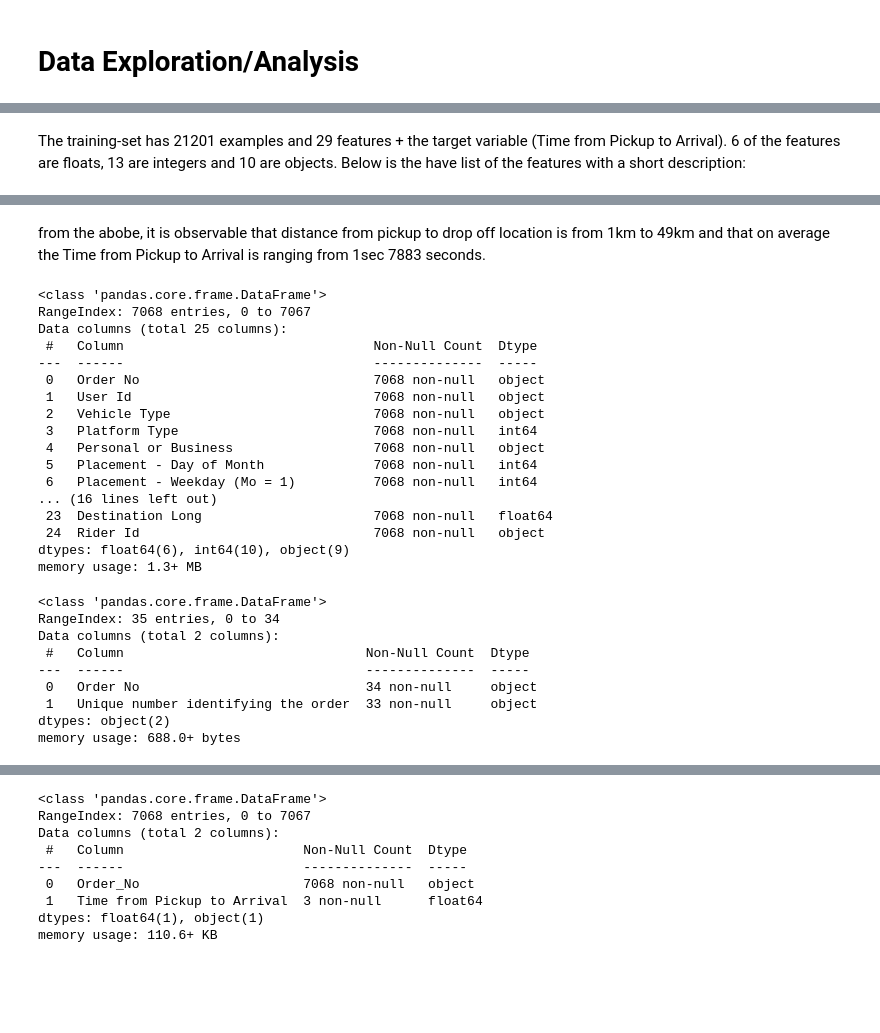
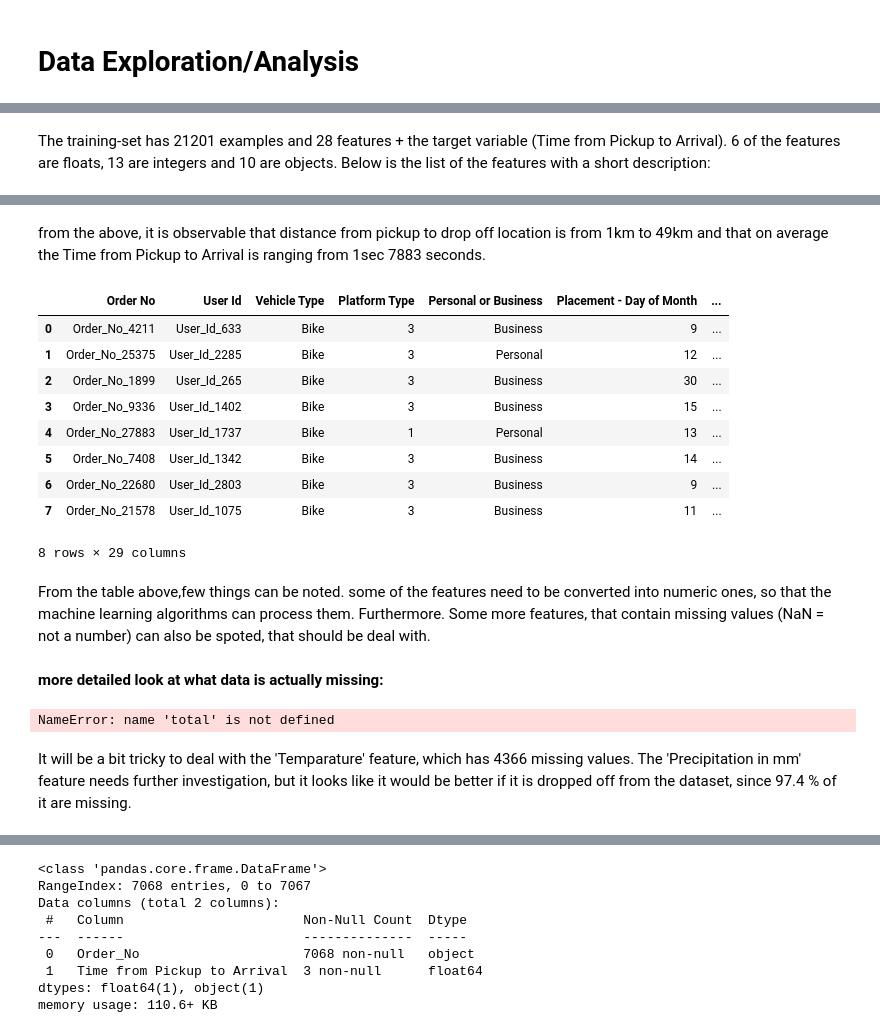
Before and after one commit to Team24-Regression/Regression_Predict_Package, a Jupyter notebook: regression_notebook.ipynb, the cells around one changed output, grey strips where cells are left out. Cells and saved outputs as stored; diff of their text form; code cells hidden in the pictures; blank space fills up the shorter version.

```diff
--- a/regression_notebook.ipynb
+++ b/regression_notebook.ipynb
@@ -56,5 +60,5 @@ memory usage: 4.7+ MB
 # %% [markdown]
-The training-set has 21201 examples and 29 features + the target variable (Time from Pickup to Arrival). 6 of the features are floats, 13 are integers and 10 are objects. Below is the have list of the features with a short description:
+The training-set has 21201 examples and 28 features + the target variable (Time from Pickup to Arrival). 6 of the features are floats, 13 are integers and 10 are objects. Below is the list of the features with a short description:
 # %%
 Train_df.describe()
 # %% [output]
@@ -68,36 +72,31 @@ Train_df.describe()
 | 75% | 3.000000 | 23.000000 | 5.000000 | 23.000000 | 5.000000 | ... |
 | max | 4.000000 | 31.000000 | 7.000000 | 31.000000 | 7.000000 | ... |
 # %% [markdown]
-from the  abobe, it is observable that distance from pickup to drop off location is from 1km to 49km and that on average the Time from Pickup to Arrival is ranging from 1sec 7883 seconds.
+from the  above, it is observable that distance from pickup to drop off location is from 1km to 49km and that on average the Time from Pickup to Arrival is ranging from 1sec 7883 seconds.
-# %%
-Test_df.info()
-# %% [output]
-<class 'pandas.core.frame.DataFrame'>
-RangeIndex: 7068 entries, 0 to 7067
-Data columns (total 25 columns):
- #   Column                                Non-Null Count  Dtype
----  ------                                --------------  -----
- 0   Order No                              7068 non-null   object
- 1   User Id                               7068 non-null   object
- 2   Vehicle Type                          7068 non-null   object
- 3   Platform Type                         7068 non-null   int64
- 4   Personal or Business                  7068 non-null   object
- 5   Placement - Day of Month              7068 non-null   int64
- 6   Placement - Weekday (Mo = 1)          7068 non-null   int64
-... (16 lines left out)
- 23  Destination Long                      7068 non-null   float64
- 24  Rider Id                              7068 non-null   object
-dtypes: float64(6), int64(10), object(9)
-memory usage: 1.3+ MB
-# %%
-VariableDefinitions_df.info()
-# %% [output]
-<class 'pandas.core.frame.DataFrame'>
-RangeIndex: 35 entries, 0 to 34
-Data columns (total 2 columns):
- #   Column                               Non-Null Count  Dtype
----  ------                               --------------  -----
- 0   Order No                             34 non-null     object
- 1   Unique number identifying the order  33 non-null     object
-dtypes: object(2)
-memory usage: 688.0+ bytes
+# %%
+Train_df.head(8)
+# %% [output]
+|  | Order No | User Id | Vehicle Type | Platform Type | Personal or Business | Placement - Day of Month | ... |
+| 0 | Order_No_4211 | User_Id_633 | Bike | 3 | Business | 9 | ... |
+| 1 | Order_No_25375 | User_Id_2285 | Bike | 3 | Personal | 12 | ... |
+| 2 | Order_No_1899 | User_Id_265 | Bike | 3 | Business | 30 | ... |
+| 3 | Order_No_9336 | User_Id_1402 | Bike | 3 | Business | 15 | ... |
+| 4 | Order_No_27883 | User_Id_1737 | Bike | 1 | Personal | 13 | ... |
+| 5 | Order_No_7408 | User_Id_1342 | Bike | 3 | Business | 14 | ... |
+| 6 | Order_No_22680 | User_Id_2803 | Bike | 3 | Business | 9 | ... |
+| 7 | Order_No_21578 | User_Id_1075 | Bike | 3 | Business | 11 | ... |
+8 rows × 29 columns
+# %% [markdown]
+From the table above,few things can be noted. some of the features need to be converted into numeric ones, so that the machine learning algorithms can process them. Furthermore. Some more features, that contain missing values (NaN = not a number) can also be spoted, that should be deal with.
+# %% [markdown]
+__more detailed look at what data is actually missing:__
+# %%
+tr_total = Train_df.isnull().sum().sort_values(ascending=False)
+tr_percent_1 = Train_df.isnull().sum()/Train_df.isnull().count()*100
+tr_percent_2 = (round(tr_percent_1, 1)).sort_values(ascending=False)
+tr_missing_data = pd.concat([total, tr_percent_2], axis=1, keys=['Total', '%'])
+tr_missing_data.head(5)
+# %% [output]
+NameError: name 'total' is not defined
+# %% [markdown]
+It will be a bit tricky to deal with the 'Temparature' feature, which has 4366 missing values. The 'Precipitation in mm' feature needs further investigation, but it looks like it would be better if it is dropped off from the dataset, since 97.4 % of it are missing.
```
Also changed, not shown: parts of 26 cells of this notebook.
